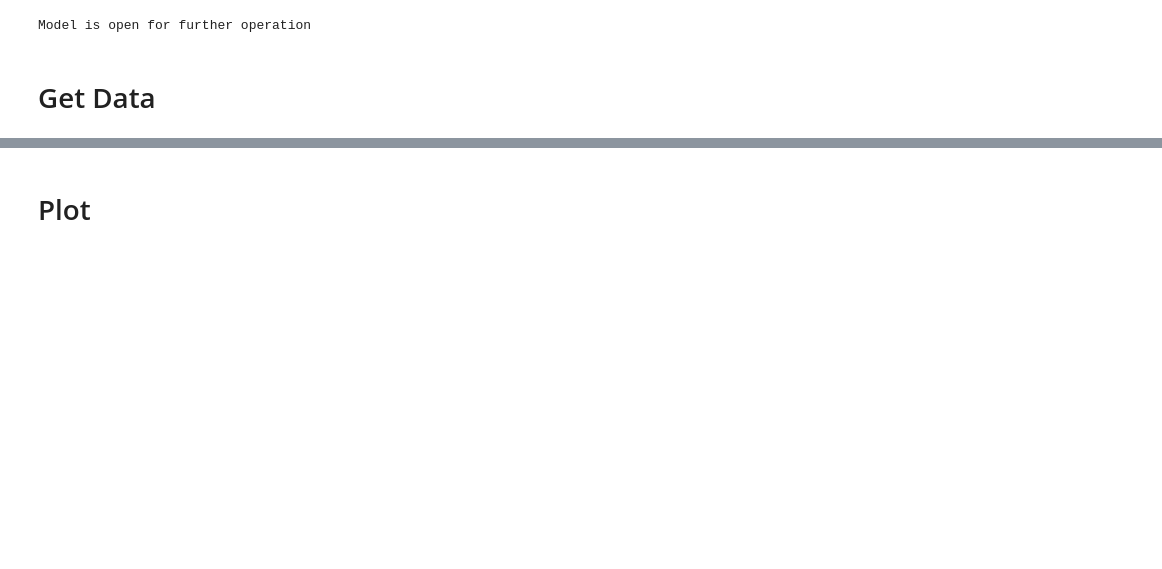
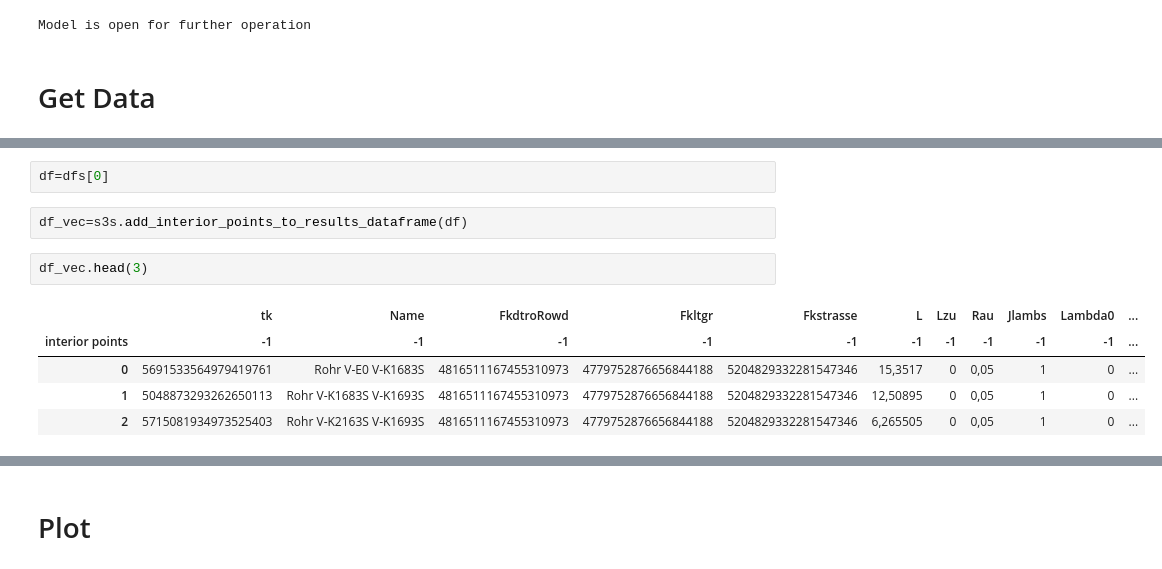
Before and after one commit to 3SConsult/sir3stoolkit, a Jupyter notebook: tutorials/SIR3S_Model_Mantle/ToolkitTutorial072.ipynb, the cells around one changed output, grey strips where cells are left out. Cells and saved outputs as stored; diff of their text form; blank space fills up the shorter version.

```diff
--- a/tutorials/SIR3S_Model_Mantle/ToolkitTutorial072.ipynb
+++ b/tutorials/SIR3S_Model_Mantle/ToolkitTutorial072.ipynb
@@ -108,0 +67,12 @@ MultiIndex([('5691533564979419761',   'Rohr V-E0 V-K1683S', ...),
+# %%
+df=dfs[0]
+# %%
+df_vec=s3s.add_interior_points_to_results_dataframe(df)
+# %%
+df_vec.head(3)
+# %% [output]
+|  | tk | Name | FkdtroRowd | Fkltgr | Fkstrasse | L | Lzu | Rau | Jlambs | Lambda0 | ... |
+| interior points | -1 | -1 | -1 | -1 | -1 | -1 | -1 | -1 | -1 | -1 | ... |
+| 0 | 5691533564979419761 | Rohr V-E0 V-K1683S | 4816511167455310973 | 4779752876656844188 | 5204829332281547346 | 15,3517 | 0 | 0,05 | 1 | 0 | ... |
+| 1 | 5048873293262650113 | Rohr V-K1683S V-K1693S | 4816511167455310973 | 4779752876656844188 | 5204829332281547346 | 12,50895 | 0 | 0,05 | 1 | 0 | ... |
+| 2 | 5715081934973525403 | Rohr V-K2163S V-K1693S | 4816511167455310973 | 4779752876656844188 | 5204829332281547346 | 6,265505 | 0 | 0,05 | 1 | 0 | ... |
```
Also changed, not shown: parts of 17 cells of this notebook, 12 other files.
